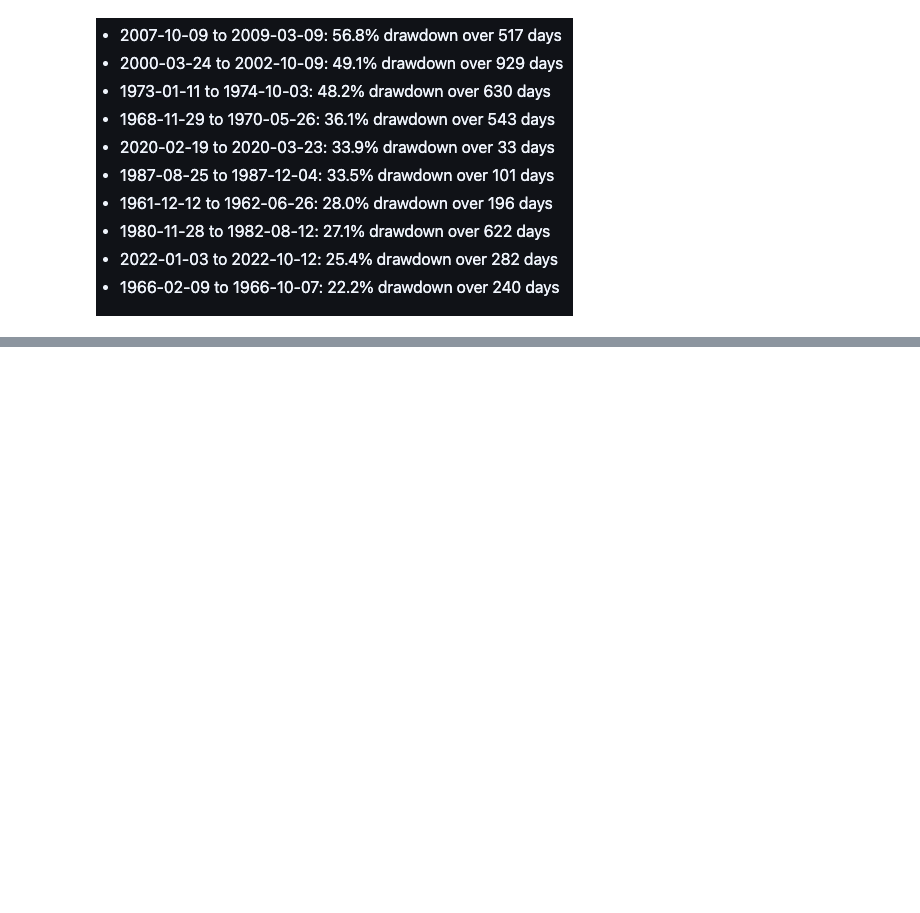
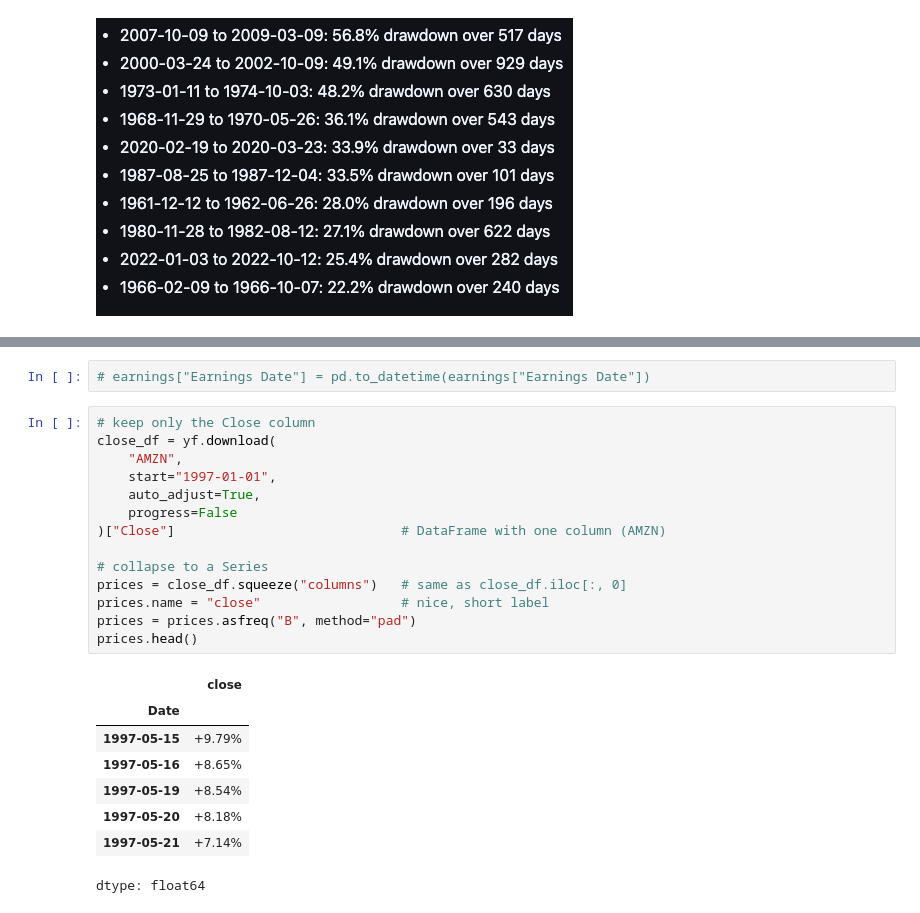
Before and after one commit to Dcwind/stock-market-analysis, a Jupyter notebook: S&P500_analysis.ipynb, the cells around one changed output, grey strips where cells are left out. Drawn from its saved outputs; the diff is of its cells as text; blank space fills up the shorter version.

```diff
--- a/S&P500_analysis.ipynb
+++ b/S&P500_analysis.ipynb
@@ -310,0 +348,25 @@ for _, r in top10.iterrows():
+# %%
+# earnings["Earnings Date"] = pd.to_datetime(earnings["Earnings Date"])
+# %%
+# keep only the Close column
+close_df = yf.download(
+    "AMZN",
+    start="1997-01-01",
+    auto_adjust=True,
+    progress=False
+)["Close"]                             # DataFrame with one column (AMZN)
+
+# collapse to a Series
+prices = close_df.squeeze("columns")   # same as close_df.iloc[:, 0]
+prices.name = "close"                  # nice, short label
+prices = prices.asfreq("B", method="pad")
+prices.head()
+# %% [output]
+|  | close |
+| Date |  |
+| 1997-05-15 | +9.79% |
+| 1997-05-16 | +8.65% |
+| 1997-05-19 | +8.54% |
+| 1997-05-20 | +8.18% |
+| 1997-05-21 | +7.14% |
+dtype: float64
```
Also changed, not shown: parts of 9 cells of this notebook.
